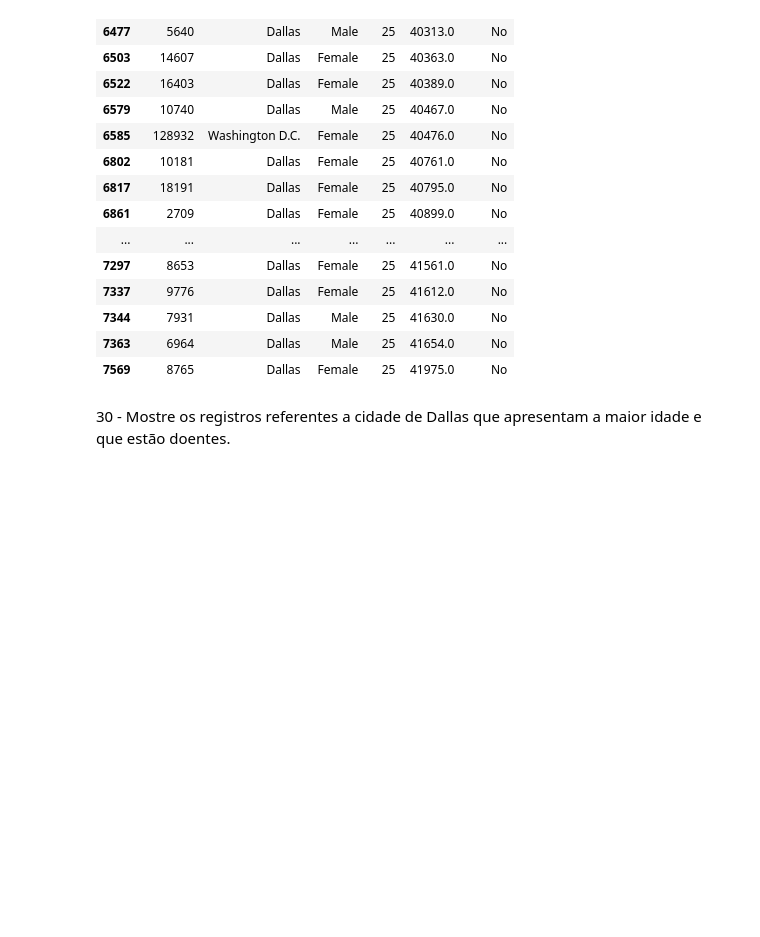
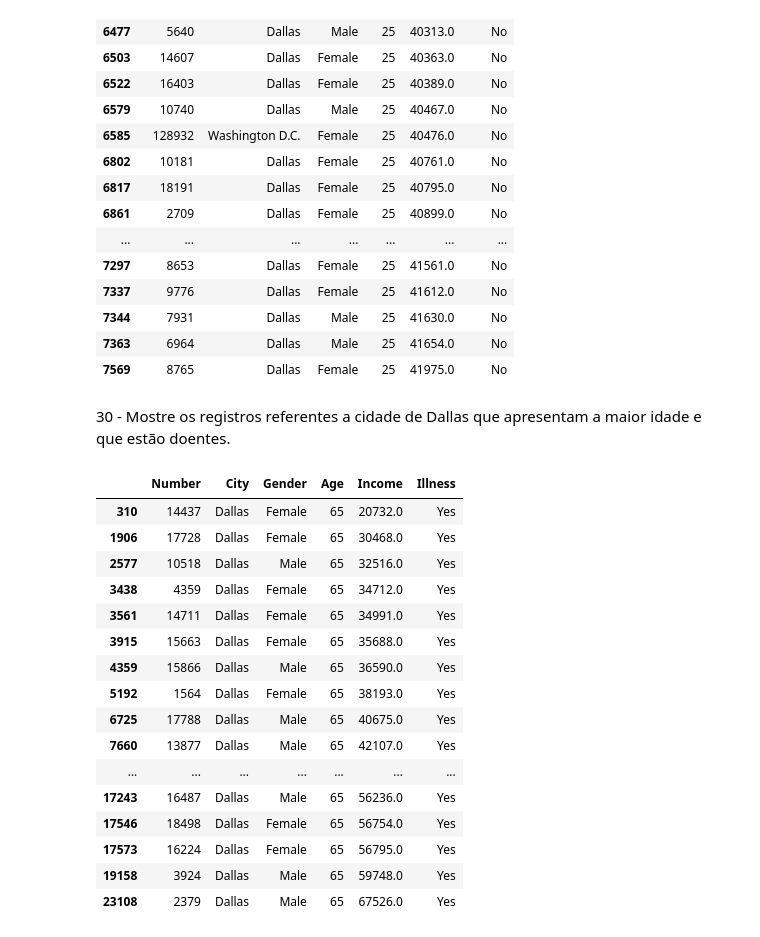
Before and after one commit to ArthurF36/Python_Atv_Pandas, a Jupyter notebook: Notebook/Exercicios_Pandas_Perguntas.ipynb, the cells around one changed output. Saved outputs shown, nothing was run; the diff lists cells and outputs as text; code cells hidden in the pictures; blank space fills up the shorter version.

```diff
--- a/Notebook/Exercicios_Pandas_Perguntas.ipynb
+++ b/Notebook/Exercicios_Pandas_Perguntas.ipynb
@@ -489,0 +488,24 @@ display(min_idade_renda)
+# %%
+# Insira a resposta abaixo.
+maior_idade = df['Age'].max()
+df_regist = df_ordenado[(df_ordenado['City'] == citySearch) & (df_ordenado['Age'] == maior_idade) & (df_ordenado['Illness'] == ill)]
+
+display(df_regist)
+# %% [output]
+|  | Number | City | Gender | Age | Income | Illness |
+| 310 | 14437 | Dallas | Female | 65 | 20732.0 | Yes |
+| 1906 | 17728 | Dallas | Female | 65 | 30468.0 | Yes |
+| 2577 | 10518 | Dallas | Male | 65 | 32516.0 | Yes |
+| 3438 | 4359 | Dallas | Female | 65 | 34712.0 | Yes |
+| 3561 | 14711 | Dallas | Female | 65 | 34991.0 | Yes |
+| 3915 | 15663 | Dallas | Female | 65 | 35688.0 | Yes |
+| 4359 | 15866 | Dallas | Male | 65 | 36590.0 | Yes |
+| 5192 | 1564 | Dallas | Female | 65 | 38193.0 | Yes |
+| 6725 | 17788 | Dallas | Male | 65 | 40675.0 | Yes |
+| 7660 | 13877 | Dallas | Male | 65 | 42107.0 | Yes |
+| ... | ... | ... | ... | ... | ... | ... |
+| 17243 | 16487 | Dallas | Male | 65 | 56236.0 | Yes |
+| 17546 | 18498 | Dallas | Female | 65 | 56754.0 | Yes |
+| 17573 | 16224 | Dallas | Female | 65 | 56795.0 | Yes |
+| 19158 | 3924 | Dallas | Male | 65 | 59748.0 | Yes |
+| 23108 | 2379 | Dallas | Male | 65 | 67526.0 | Yes |
```
Also changed, not shown: parts of 3 cells of this notebook.
